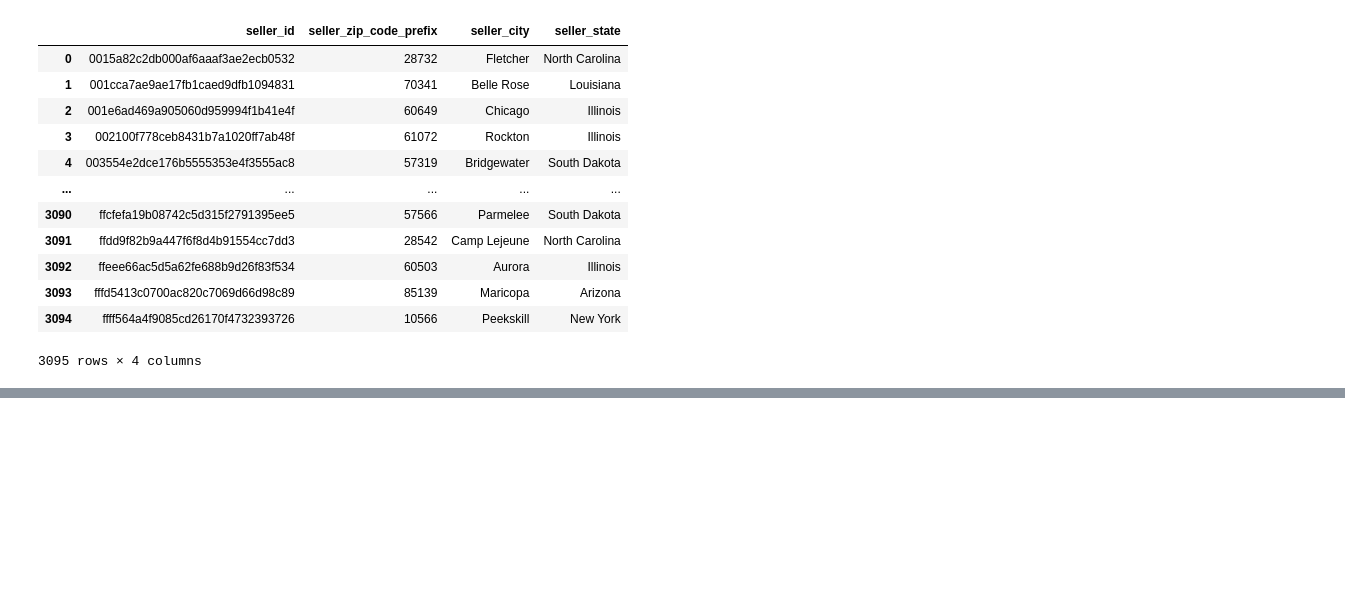
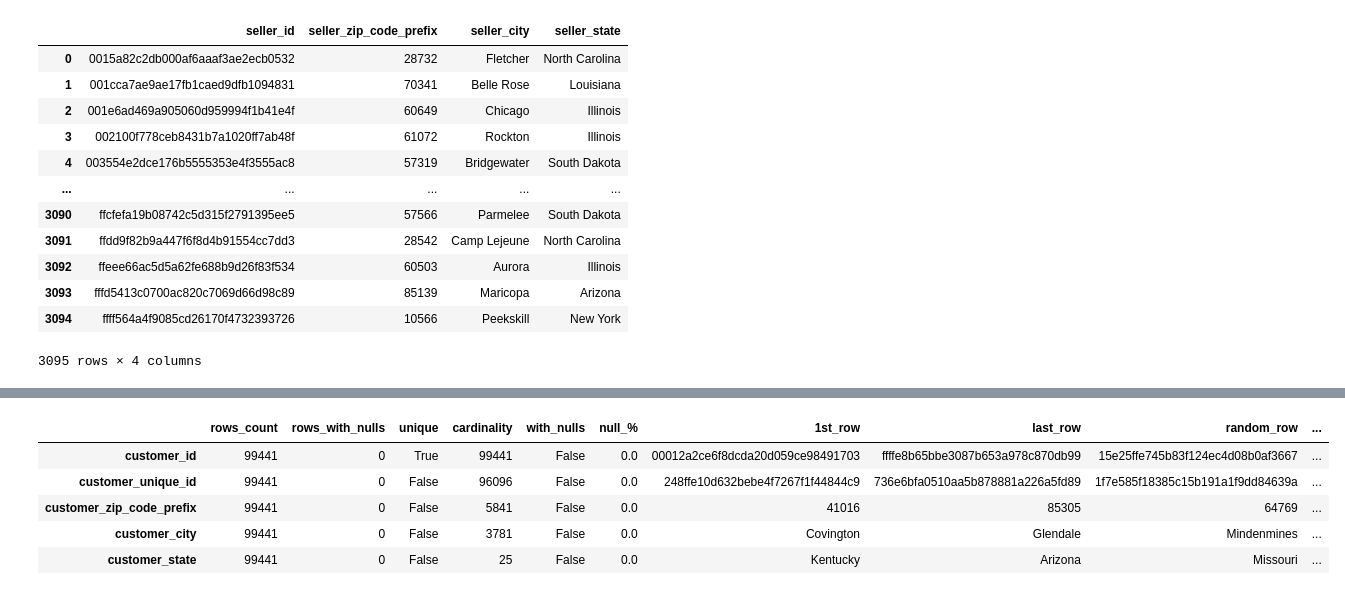
Before and after one commit to Lily-ThuPham/ECommerce-Analytics-CustomerSegmentation-Report, a Jupyter notebook: code/Data_preparation.ipynb, the cells around one changed output, grey strips where cells are left out. Drawn from its saved outputs; the diff is of its cells as text; code cells hidden in the pictures; blank space fills up the shorter version.

```diff
--- a/code/Data_preparation.ipynb
+++ b/code/Data_preparation.ipynb
@@ -763,0 +975,11 @@ display(sellers_cleaned_df)
+# %%
+# Transform "Customer table" with new customer_key
+customer_cleaned_examine = examine_data(customers_cleaned_df)
+display(customer_cleaned_examine)
+# %% [output]
+|  | rows_count | rows_with_nulls | unique | cardinality | with_nulls | null_% | 1st_row | last_row | random_row | ... |
+| customer_id | 99441 | 0 | True | 99441 | False | 0.0 | 00012a2ce6f8dcda20d059ce98491703 | ffffe8b65bbe3087b653a978c870db99 | 15e25ffe745b83f124ec4d08b0af3667 | ... |
+| customer_unique_id | 99441 | 0 | False | 96096 | False | 0.0 | 248ffe10d632bebe4f7267f1f44844c9 | 736e6bfa0510aa5b878881a226a5fd89 | 1f7e585f18385c15b191a1f9dd84639a | ... |
+| customer_zip_code_prefix | 99441 | 0 | False | 5841 | False | 0.0 | 41016 | 85305 | 64769 | ... |
+| customer_city | 99441 | 0 | False | 3781 | False | 0.0 | Covington | Glendale | Mindenmines | ... |
+| customer_state | 99441 | 0 | False | 25 | False | 0.0 | Kentucky | Arizona | Missouri | ... |
```
Also changed, not shown: parts of 72 cells of this notebook, 1 other file.
